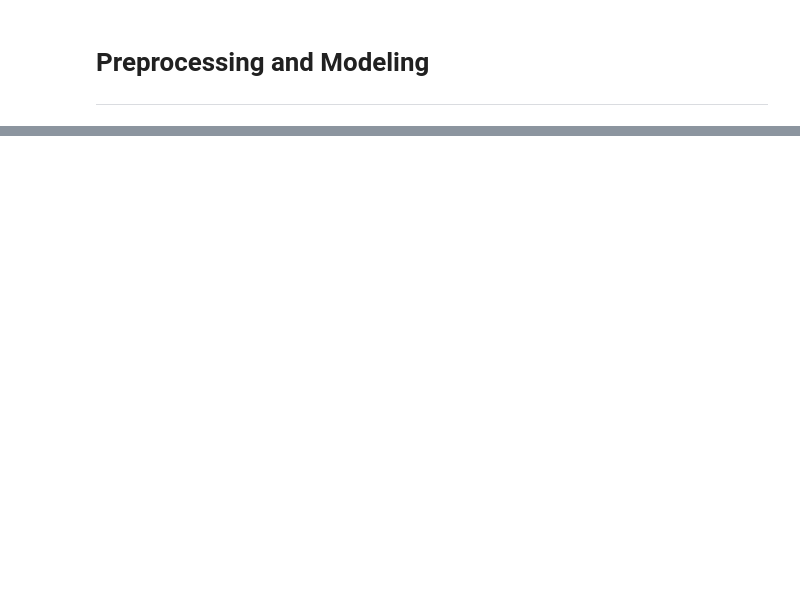
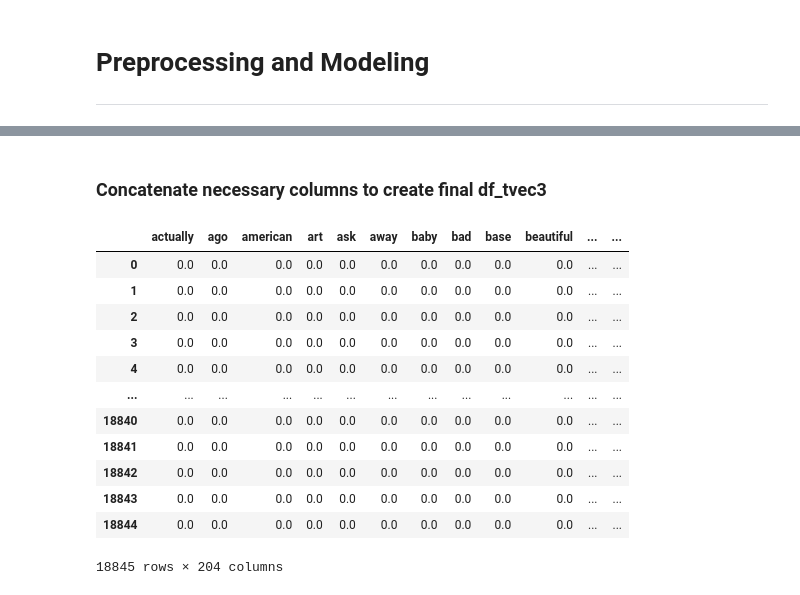
Before and after one commit to Ftrejo23/-Web-Scraping-and-NLP-Classification-Project, a Jupyter notebook: code/03_Preprocessing_&_modeling.ipynb, the cells around one changed output, grey strips where cells are left out. Drawn from its saved outputs; the diff is of its cells as text; code cells hidden in the pictures; blank space fills up the shorter version.

```diff
--- a/code/03_Preprocessing_&_modeling.ipynb
+++ b/code/03_Preprocessing_&_modeling.ipynb
@@ -3,0 +348,3 @@
+# %%
+%%time
+df['lemmatized_title'] = [ ' '.join([word.lemma_ for word in nlp(title)]) for title in df.title]
@@ -3,0 +362,6 @@
+# %%
+tvec3 = TfidfVectorizer(stop_words='english',
+                       strip_accents='ascii',
+                       max_features=200,
+                       norm='l2')
+tvec3.fit(df['lemmatized_title'])
@@ -3,0 +370,10 @@
+# %%
+df_tvec3 = pd.DataFrame(tvec3.transform(df['stemmed_title']).todense(),
+                       columns=tvec3.get_feature_names())
+
+# add target variable, 1 - at or above median num comments
+# 0 - below median num comments
+df_tvec3['target_var'] = (df['number_of_comments'] >= df['number_of_comments'].median()).astype(int)
+
+print(df_tvec3.shape)
+df_tvec3.head()
@@ -3,0 +389,20 @@
+# %% [markdown]
+### Concatenate necessary columns to create final df_tvec3
+# %%
+df_tvec3 = df_tvec3.join(df.drop(columns=['title','number_of_comments', 'subreddit', 'stemmed_title', 'lemmatized_title']))
+# %%
+df_tvec3
+# %% [output]
+|  | actually | ago | american | art | ask | away | baby | bad | base | beautiful | ... | ... |
+| 0 | 0.0 | 0.0 | 0.0 | 0.0 | 0.0 | 0.0 | 0.0 | 0.0 | 0.0 | 0.0 | ... | ... |
+| 1 | 0.0 | 0.0 | 0.0 | 0.0 | 0.0 | 0.0 | 0.0 | 0.0 | 0.0 | 0.0 | ... | ... |
+| 2 | 0.0 | 0.0 | 0.0 | 0.0 | 0.0 | 0.0 | 0.0 | 0.0 | 0.0 | 0.0 | ... | ... |
+| 3 | 0.0 | 0.0 | 0.0 | 0.0 | 0.0 | 0.0 | 0.0 | 0.0 | 0.0 | 0.0 | ... | ... |
+| 4 | 0.0 | 0.0 | 0.0 | 0.0 | 0.0 | 0.0 | 0.0 | 0.0 | 0.0 | 0.0 | ... | ... |
+| ... | ... | ... | ... | ... | ... | ... | ... | ... | ... | ... | ... | ... |
+| 18840 | 0.0 | 0.0 | 0.0 | 0.0 | 0.0 | 0.0 | 0.0 | 0.0 | 0.0 | 0.0 | ... | ... |
+| 18841 | 0.0 | 0.0 | 0.0 | 0.0 | 0.0 | 0.0 | 0.0 | 0.0 | 0.0 | 0.0 | ... | ... |
+| 18842 | 0.0 | 0.0 | 0.0 | 0.0 | 0.0 | 0.0 | 0.0 | 0.0 | 0.0 | 0.0 | ... | ... |
+| 18843 | 0.0 | 0.0 | 0.0 | 0.0 | 0.0 | 0.0 | 0.0 | 0.0 | 0.0 | 0.0 | ... | ... |
+| 18844 | 0.0 | 0.0 | 0.0 | 0.0 | 0.0 | 0.0 | 0.0 | 0.0 | 0.0 | 0.0 | ... | ... |
+18845 rows × 204 columns
```
Also changed, not shown: parts of 96 cells of this notebook.
